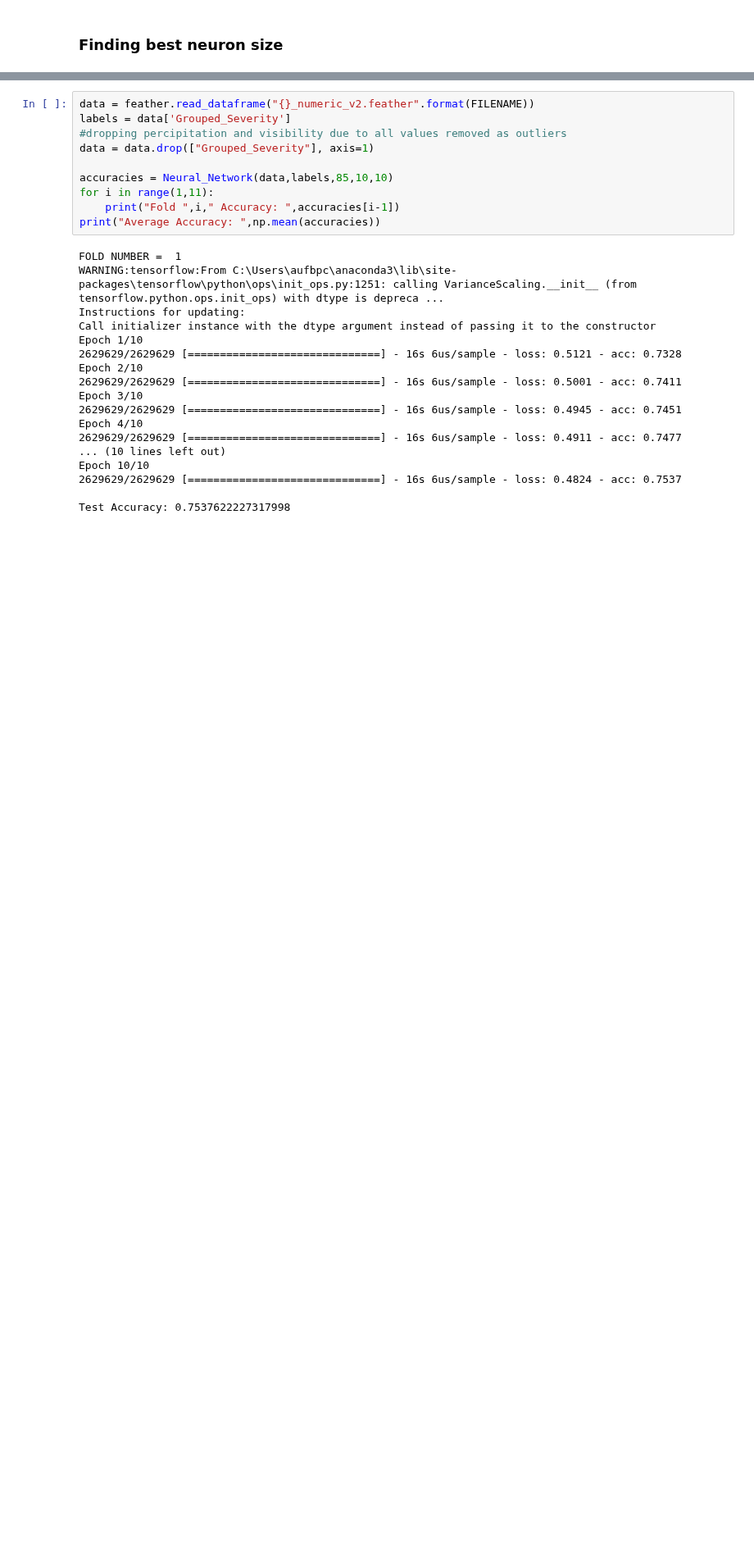
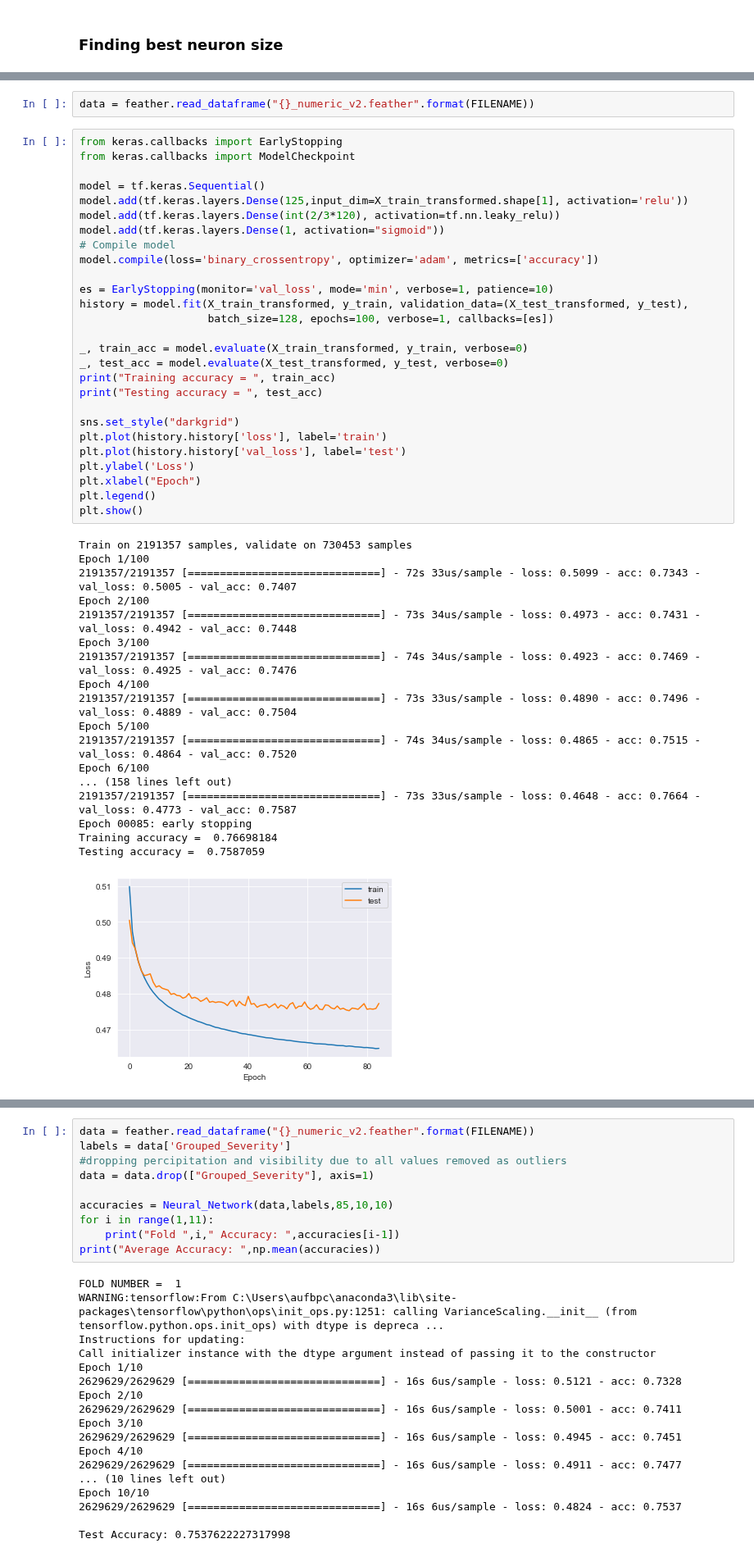
Before and after one commit to Abhilash240800/FinalProject_USAccidents, a Jupyter notebook: Jupyter Notebooks/NeuralNet_v2.ipynb, the cells around one changed output, grey strips where cells are left out. Shown at 82% size. Saved outputs shown, nothing was run; the diff lists cells and outputs as text; blank space fills up the shorter version.

```diff
--- a/Jupyter Notebooks/NeuralNet_v2.ipynb
+++ b/Jupyter Notebooks/NeuralNet_v2.ipynb
@@ -587,0 +699,48 @@ Average Accuracy:  0.731354194831286
+# %%
+data = feather.read_dataframe("{}_numeric_v2.feather".format(FILENAME))
+# %%
+from keras.callbacks import EarlyStopping
+from keras.callbacks import ModelCheckpoint
+
+model = tf.keras.Sequential()
+model.add(tf.keras.layers.Dense(125,input_dim=X_train_transformed.shape[1], activation='relu'))
+model.add(tf.keras.layers.Dense(int(2/3*120), activation=tf.nn.leaky_relu))
+model.add(tf.keras.layers.Dense(1, activation="sigmoid"))
+# Compile model
+model.compile(loss='binary_crossentropy', optimizer='adam', metrics=['accuracy'])
+
+es = EarlyStopping(monitor='val_loss', mode='min', verbose=1, patience=10)
+history = model.fit(X_train_transformed, y_train, validation_data=(X_test_transformed, y_test),
+                    batch_size=128, epochs=100, verbose=1, callbacks=[es])
+
+_, train_acc = model.evaluate(X_train_transformed, y_train, verbose=0)
+_, test_acc = model.evaluate(X_test_transformed, y_test, verbose=0)
+print("Training accuracy = ", train_acc)
+print("Testing accuracy = ", test_acc)
+
+sns.set_style("darkgrid")
+plt.plot(history.history['loss'], label='train')
+plt.plot(history.history['val_loss'], label='test')
+plt.ylabel('Loss')
+plt.xlabel("Epoch")
+plt.legend()
+plt.show()
+# %% [output]
+Train on 2191357 samples, validate on 730453 samples
+Epoch 1/100
+2191357/2191357 [==============================] - 72s 33us/sample - loss: 0.5099 - acc: 0.7343 - val_loss: 0.5005 - val_acc: 0.7407
+Epoch 2/100
+2191357/2191357 [==============================] - 73s 34us/sample - loss: 0.4973 - acc: 0.7431 - val_loss: 0.4942 - val_acc: 0.7448
+Epoch 3/100
+2191357/2191357 [==============================] - 74s 34us/sample - loss: 0.4923 - acc: 0.7469 - val_loss: 0.4925 - val_acc: 0.7476
+Epoch 4/100
+2191357/2191357 [==============================] - 73s 33us/sample - loss: 0.4890 - acc: 0.7496 - val_loss: 0.4889 - val_acc: 0.7504
+Epoch 5/100
+2191357/2191357 [==============================] - 74s 34us/sample - loss: 0.4865 - acc: 0.7515 - val_loss: 0.4864 - val_acc: 0.7520
+Epoch 6/100
+... (158 lines left out)
+2191357/2191357 [==============================] - 73s 33us/sample - loss: 0.4648 - acc: 0.7664 - val_loss: 0.4773 - val_acc: 0.7587
+Epoch 00085: early stopping
+Training accuracy =  0.76698184
+Testing accuracy =  0.7587059
+[figure, added]
```
Also changed, not shown: parts of 29 cells of this notebook.
